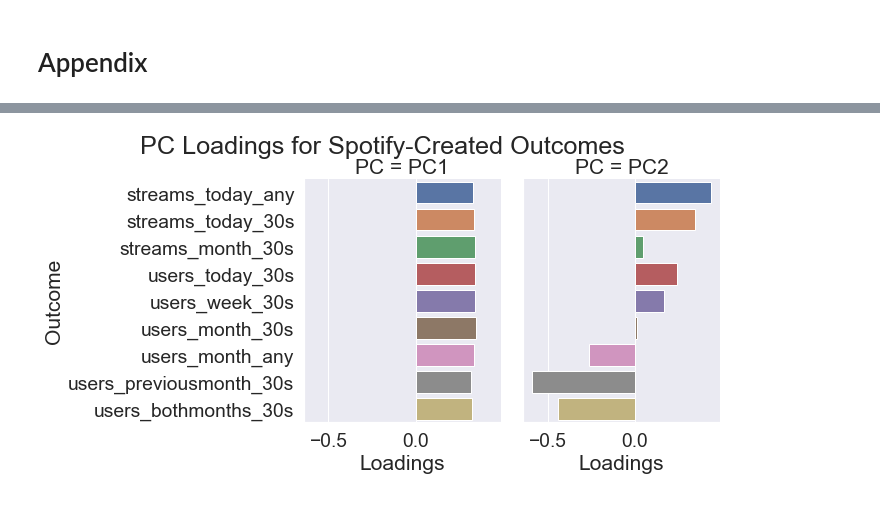
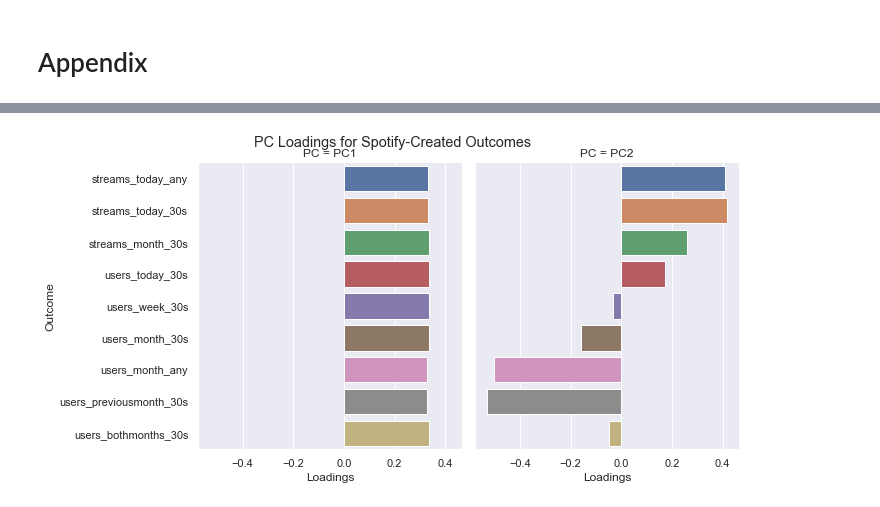
Before and after one commit to briedle-lilly/spotify_work, a Jupyter notebook: more_exploration.ipynb, the cells around one changed output, grey strips where cells are left out. Cells and saved outputs as stored; diff of their text form; code cells hidden in the pictures.

```diff
--- a/more_exploration.ipynb
+++ b/more_exploration.ipynb
@@ -176,6 +162,8 @@ To begin understanding the relationship between the potential outcomes of intere
 def plot_outcome_corr(data):
     plot_data = data.loc[:, outcome_vars]
     plot_data_corr = plot_data.corr()
+    #sns.set(rc = {'figure.figsize': (10, 5)})
+    plt.figure(figsize = (10, 5))
     return plot_data, sns.heatmap(plot_data_corr, annot = True, cmap = 'BrBG')
 # %%
 #%%capture
@@ -218,7 +210,8 @@ def plot_percent_variation_explained(data, title):
 # %%
-def plot_pca_loadings(data, title, n_components = 2):
-    pca2 = PCA(n_components = n_components)
-    pca2.fit(data)
+def plot_pca_loadings(data_scaled, data, title, n_components = 2):
+    pca = PCA(n_components = n_components)
+    pca.fit(data_scaled)
+    pca_loadings = pca.components_
 
     pca_df = (pd.DataFrame(pca_loadings.T,
                          columns = ['PC1', 'PC2'],
@@ -241,7 +234,8 @@ def plot_pca_loadings(data, title, n_components = 2):
     load_plot.set_xlabels('Loadings')
     load_plot.fig.suptitle(title, y = 1)
 
-plot_pca_loadings(nonspotify_outcome_data,
+plot_pca_loadings(data_scaled = nonspotify_outcome_scaled,
+                  data = nonspotify_outcome_data,
                  title = 'PC Loadings for User-Created Outcomes')
 # %% [output]
 [figure]
@@ -286,6 +280,7 @@ scaled_predictors = (predictor_data.
                          sample(399)
                         )
 
+sns.set(font_scale = 1.25)
 sns.pairplot(scaled_predictors,
-            hue = 'spotify_created')
+            hue = 'spotify_created');
 # %% [output]
@@ -327,5 +321,6 @@ def plot_cat_var(pred):
 
     return my_plot
 # %%
-plot_cat_var('genre_1')
+sns.set(font_scale = 1)
+plot_cat_var('genre_1');
 # %% [output]
@@ -486,5 +499,6 @@ create_model_explanations(mod = users_bothmonths_nonspotify_mod,
 # %%
-plot_pca_loadings(spotify_outcome_data,
+plot_pca_loadings(data_scaled = spotify_outcome_scaled,
+                  data = spotify_outcome_data,
                  title = 'PC Loadings for Spotify-Created Outcomes')
 # %% [output]
-[figure, old version]
+[figure, new version]
```
Also changed, not shown: parts of 34 cells of this notebook, 1 other file.
